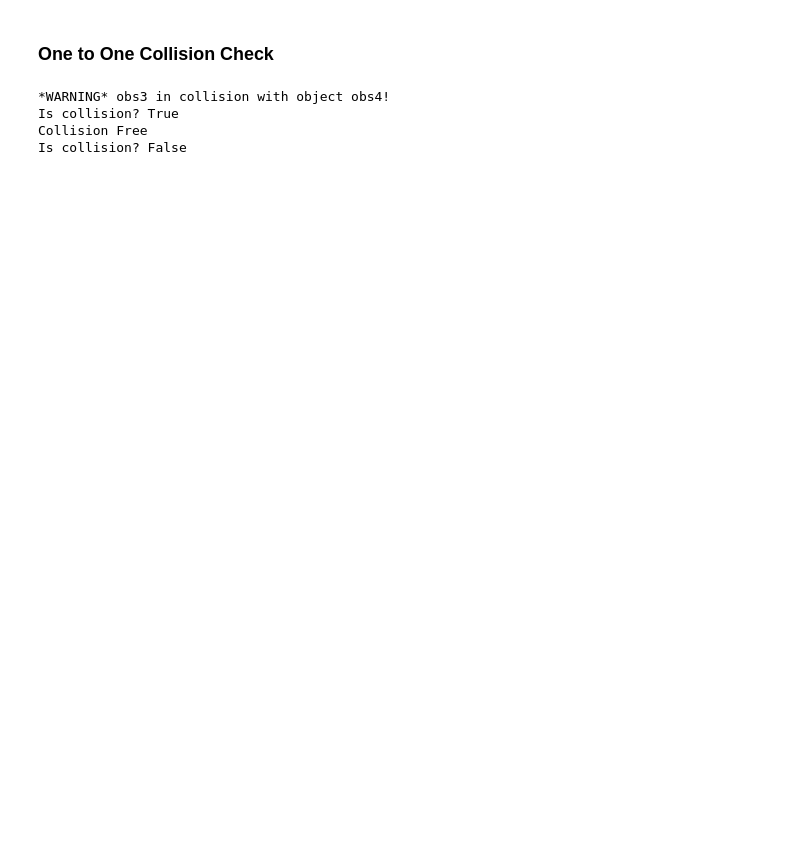
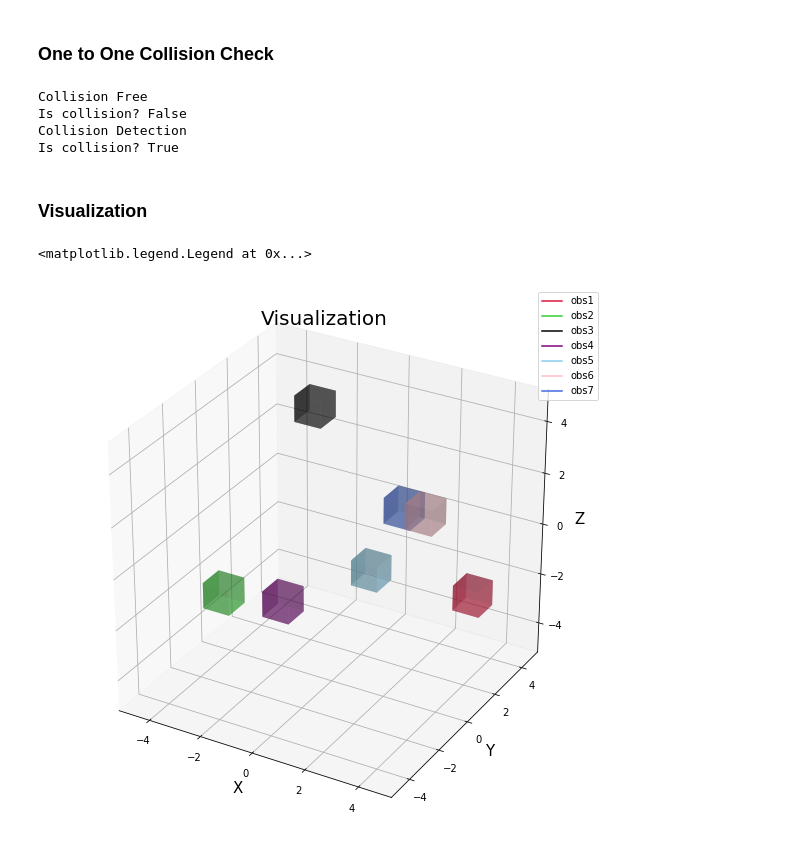
Before and after one commit to park-sangbeom/2022-1-intelligent-robotics-project, a Jupyter notebook: ir_gazebo/script/test_collision_check.ipynb, the cells around one changed output. Saved outputs shown, nothing was run; the diff lists cells and outputs as text; code cells hidden in the pictures; blank space fills up the shorter version.

Commit message:
update CC  tutorial visualization tool

```diff
--- a/ir_gazebo/script/test_collision_check.ipynb
+++ b/ir_gazebo/script/test_collision_check.ipynb
@@ -198,18 +214,22 @@ Is collision? True
 # %%
 """ Object Instance """
 fclize = PyFCL()
-c = fclize.fclize_obj(name3, type3, objinfo3)
-d = fclize.fclize_obj(name4, type4, objinfo4)
-e = fclize.fclize_obj(name5, type5, objinfo5)
+
+obs4 = fclize.fclize_obj(objinfo4)
+obs5 = fclize.fclize_obj(objinfo5)
+obs6 = fclize.fclize_obj(objinfo6)
+obs7 = fclize.fclize_obj(objinfo7)
 
 """ Check Collision """
-one2one_result = fclize.one2one_cc(c, d)
+one2one_result = fclize.one2one_cc(obs4, obs5)
 print("Is collision? %s"%one2one_result)
 
-one2one_result2 = fclize.one2one_cc(c, e)
+one2one_result2 = fclize.one2one_cc(obs6, obs7)
 print("Is collision? %s"%one2one_result2)
 # %% [output]
-*WARNING* obs3 in collision with object obs4!
-Is collision? True
 Collision Free
 Is collision? False
+Collision Detection
+Is collision? True
+# %% [markdown]
+### Visualization
@@ -215,0 +260,32 @@ Is collision? False
+# %%
+
+""" Get object information """
+viz_pos_lst  = []
+viz_name_lst = []
+viz_size_lst = []
+
+for obj_info in obj_info_lst:
+      viz_name_lst.append(obj_info["name"])
+      viz_pos_lst.append(obj_info["position"])
+      viz_size_lst.append(obj_info["size"])
+
+""" Plot """
+fig = plt.figure(figsize=(10,10))
+ax = fig.gca(projection='3d')
+ax.axis([-5, 5, -5, 5])
+ax.set_zlim(-5,5)
+ax.set_xlabel("X", fontsize=15)
+ax.set_ylabel("Y", fontsize=15)
+ax.set_zlabel("Z", fontsize=15)
+colors = ["crimson","limegreen", "black",  "purple", "skyblue", "pink", "royalblue","seagreen" ]
+
+for pos, name, color in zip(viz_pos_lst, viz_name_lst, colors):
+      ax.plot([pos[0]], [pos[1]], [pos[2]], color=color, label=name)
+for pos, size, color in zip(viz_pos_lst, viz_size_lst, colors):
+      plotCubeAt(pos=pos, size=size, ax=ax, color=color, alpha=0.3)
+
+ax.set_title("Visualization", fontsize=20)
+ax.legend()
+# %% [output]
+<matplotlib.legend.Legend at 0x...>
+[figure, added]
```
Also changed, not shown: parts of 6 cells of this notebook.
